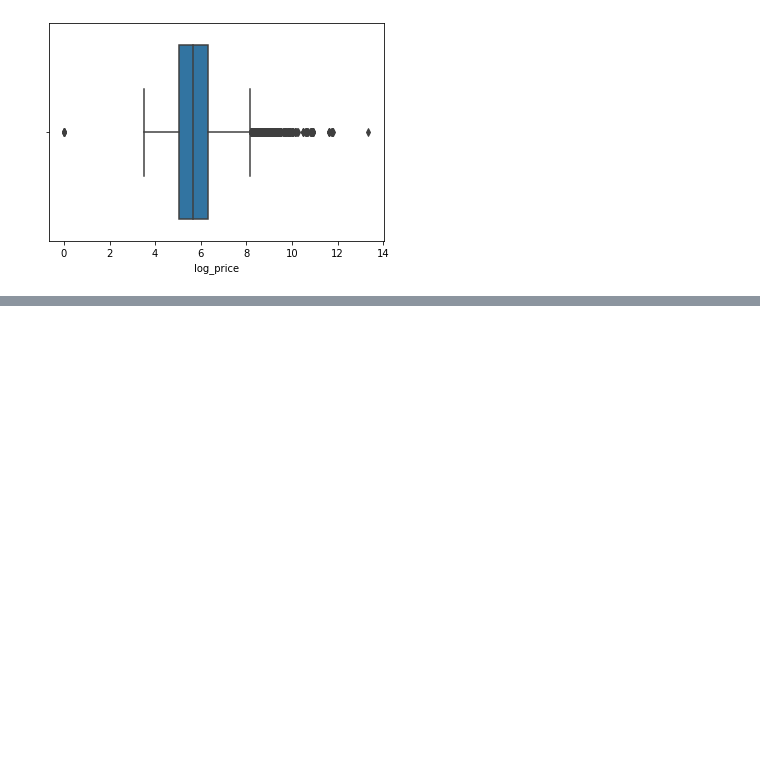
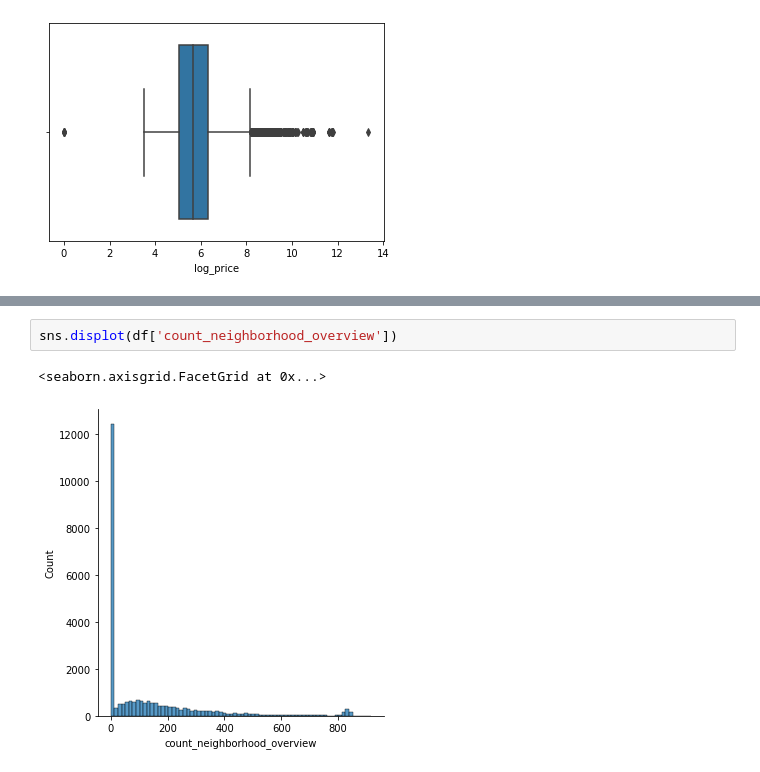
Before and after one commit to bluegardier/airbnb_prediction, a Jupyter notebook: notebooks/data_exploration_airbnb.ipynb, the cells around one changed output, grey strips where cells are left out. Drawn from its saved outputs; the diff is of its cells as text; blank space fills up the shorter version.

```diff
--- a/notebooks/data_exploration_airbnb.ipynb
+++ b/notebooks/data_exploration_airbnb.ipynb
@@ -159,0 +206,5 @@ df['days_since_host'] = (pd.to_datetime('today')-pd.to_datetime(df['host_since']
+# %%
+sns.displot(df['count_neighborhood_overview'])
+# %% [output]
+<seaborn.axisgrid.FacetGrid at 0x...>
+[figure, added]
```
Also changed, not shown: parts of 38 cells of this notebook.
